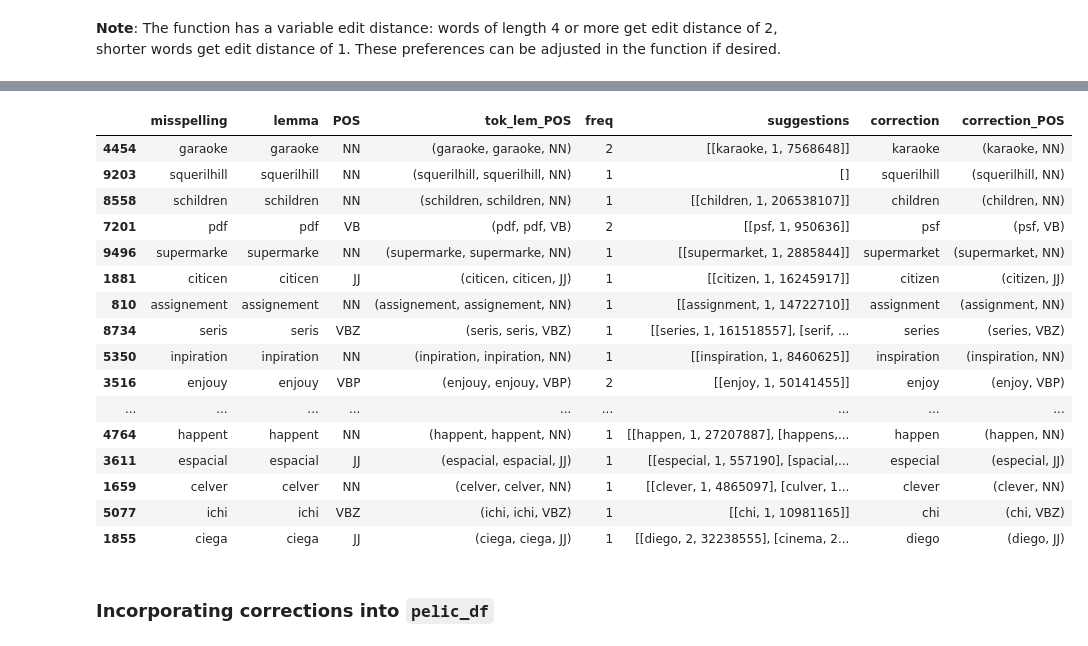
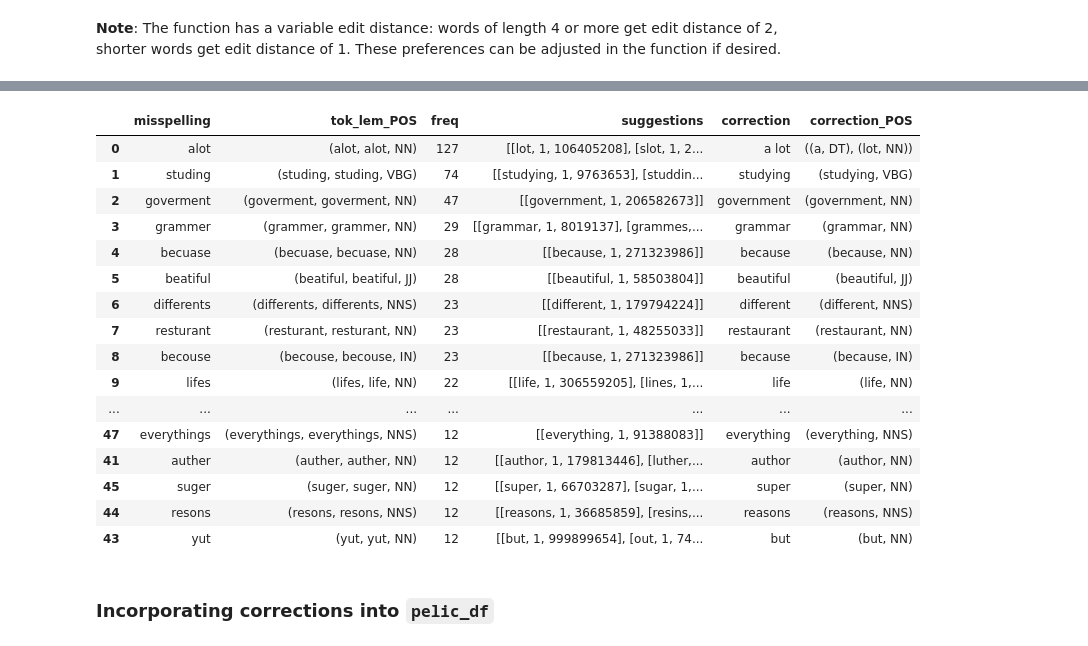
Before and after one commit to ELI-Data-Mining-Group/PELIC-spelling, a Jupyter notebook: PELIC_spelling.ipynb, the cells around one changed output, grey strips where cells are left out. Saved outputs shown, nothing was run; the diff lists cells and outputs as text; code cells hidden in the pictures.

Commit message:
deals with hyphens and segmentation

```diff
--- a/PELIC_spelling.ipynb
+++ b/PELIC_spelling.ipynb
@@ -359,3 +403,11 @@ list(islice(sym_spell.words.items(), 5))
  ('and', 12997637966),
  ('to', 12136980858),
  ('a', 9081174698)]
+# %%
+# Testing segmenter with 'alot' and 'dogmeat'
+
+# Set max_dictionary_edit_distance to avoid spelling correction
+sym_spell = SymSpell(max_dictionary_edit_distance=0, prefix_length=7)
+sym_spell.load_dictionary(dictionary_path, term_index=0, count_index=1)
+
+# It is also possible to display frequency with result.distance_sum and edit distance with .log_prob_sum
@@ -361,0 +416,10 @@ list(islice(sym_spell.words.items(), 5))
+# %%
+# Creating function for applying the above code
+
+def get_segments(word):
+    segments = sym_spell.word_segmentation(word)
+    if len(segments.corrected_string.split(' ')) > 1 \
+    and segments.corrected_string.split(' ')[0] in scowl and segments.corrected_string.split(' ')[1] in scowl:
+        return segments.corrected_string
+    else:
+        return word
@@ -361,0 +436,5 @@ list(islice(sym_spell.words.items(), 5))
+# %%
+# Applying the function to create a new column
+
+misspell_df['segments'] =  misspell_df['misspelling'].apply(get_segments)
+misspell_df.head(10)
@@ -427,0 +534,5 @@ misspell_df.head()
+# %%
+# As described earlier - one manual correction for 'alot' will be added
+
+misspell_df.iloc[0,6] = 'a lot'
+misspell_df.at[0, 'correction_POS'] = ('a','DT'),('lot','NN')
@@ -428,23 +544,23 @@ misspell_df.head()
 # %%
-misspell_df.sort_values(by=['freq'], ascending=False).sample(50)
+misspell_df.sort_values(by=['freq'], ascending=False).head(50)
 # %% [output]
-|  | misspelling | lemma | POS | tok_lem_POS | freq | suggestions | correction | correction_POS |
-| 4454 | garaoke | garaoke | NN | (garaoke, garaoke, NN) | 2 | [[karaoke, 1, 7568648]] | karaoke | (karaoke, NN) |
-| 9203 | squerilhill | squerilhill | NN | (squerilhill, squerilhill, NN) | 1 | [] | squerilhill | (squerilhill, NN) |
-| 8558 | schildren | schildren | NN | (schildren, schildren, NN) | 1 | [[children, 1, 206538107]] | children | (children, NN) |
-| 7201 | pdf | pdf | VB | (pdf, pdf, VB) | 2 | [[psf, 1, 950636]] | psf | (psf, VB) |
-| 9496 | supermarke | supermarke | NN | (supermarke, supermarke, NN) | 1 | [[supermarket, 1, 2885844]] | supermarket | (supermarket, NN) |
-| 1881 | citicen | citicen | JJ | (citicen, citicen, JJ) | 1 | [[citizen, 1, 16245917]] | citizen | (citizen, JJ) |
-| 810 | assignement | assignement | NN | (assignement, assignement, NN) | 1 | [[assignment, 1, 14722710]] | assignment | (assignment, NN) |
-| 8734 | seris | seris | VBZ | (seris, seris, VBZ) | 1 | [[series, 1, 161518557], [serif, ... | series | (series, VBZ) |
-| 5350 | inpiration | inpiration | NN | (inpiration, inpiration, NN) | 1 | [[inspiration, 1, 8460625]] | inspiration | (inspiration, NN) |
-| 3516 | enjouy | enjouy | VBP | (enjouy, enjouy, VBP) | 2 | [[enjoy, 1, 50141455]] | enjoy | (enjoy, VBP) |
-| ... | ... | ... | ... | ... | ... | ... | ... | ... |
-| 4764 | happent | happent | NN | (happent, happent, NN) | 1 | [[happen, 1, 27207887], [happens,... | happen | (happen, NN) |
-| 3611 | espacial | espacial | JJ | (espacial, espacial, JJ) | 1 | [[especial, 1, 557190], [spacial,... | especial | (especial, JJ) |
-| 1659 | celver | celver | NN | (celver, celver, NN) | 1 | [[clever, 1, 4865097], [culver, 1... | clever | (clever, NN) |
-| 5077 | ichi | ichi | VBZ | (ichi, ichi, VBZ) | 1 | [[chi, 1, 10981165]] | chi | (chi, VBZ) |
-| 1855 | ciega | ciega | JJ | (ciega, ciega, JJ) | 1 | [[diego, 2, 32238555], [cinema, 2... | diego | (diego, JJ) |
+|  | misspelling | tok_lem_POS | freq | suggestions | correction | correction_POS |
+| 0 | alot | (alot, alot, NN) | 127 | [[lot, 1, 106405208], [slot, 1, 2... | a lot | ((a, DT), (lot, NN)) |
+| 1 | studing | (studing, studing, VBG) | 74 | [[studying, 1, 9763653], [studdin... | studying | (studying, VBG) |
+| 2 | goverment | (goverment, goverment, NN) | 47 | [[government, 1, 206582673]] | government | (government, NN) |
+| 3 | grammer | (grammer, grammer, NN) | 29 | [[grammar, 1, 8019137], [grammes,... | grammar | (grammar, NN) |
+| 4 | becuase | (becuase, becuase, NN) | 28 | [[because, 1, 271323986]] | because | (because, NN) |
+| 5 | beatiful | (beatiful, beatiful, JJ) | 28 | [[beautiful, 1, 58503804]] | beautiful | (beautiful, JJ) |
+| 6 | differents | (differents, differents, NNS) | 23 | [[different, 1, 179794224]] | different | (different, NNS) |
+| 7 | resturant | (resturant, resturant, NN) | 23 | [[restaurant, 1, 48255033]] | restaurant | (restaurant, NN) |
+| 8 | becouse | (becouse, becouse, IN) | 23 | [[because, 1, 271323986]] | because | (because, IN) |
+| 9 | lifes | (lifes, life, NN) | 22 | [[life, 1, 306559205], [lines, 1,... | life | (life, NN) |
+| ... | ... | ... | ... | ... | ... | ... |
+| 47 | everythings | (everythings, everythings, NNS) | 12 | [[everything, 1, 91388083]] | everything | (everything, NNS) |
+| 41 | auther | (auther, auther, NN) | 12 | [[author, 1, 179813446], [luther,... | author | (author, NN) |
+| 45 | suger | (suger, suger, NN) | 12 | [[super, 1, 66703287], [sugar, 1,... | super | (super, NN) |
+| 44 | resons | (resons, resons, NNS) | 12 | [[reasons, 1, 36685859], [resins,... | reasons | (reasons, NNS) |
+| 43 | yut | (yut, yut, NN) | 12 | [[but, 1, 999899654], [out, 1, 74... | but | (but, NN) |
 # %% [markdown]
 ### Incorporating corrections into `pelic_df`
 # %%
```
Also changed, not shown: parts of 57 cells of this notebook, 2 other files.
